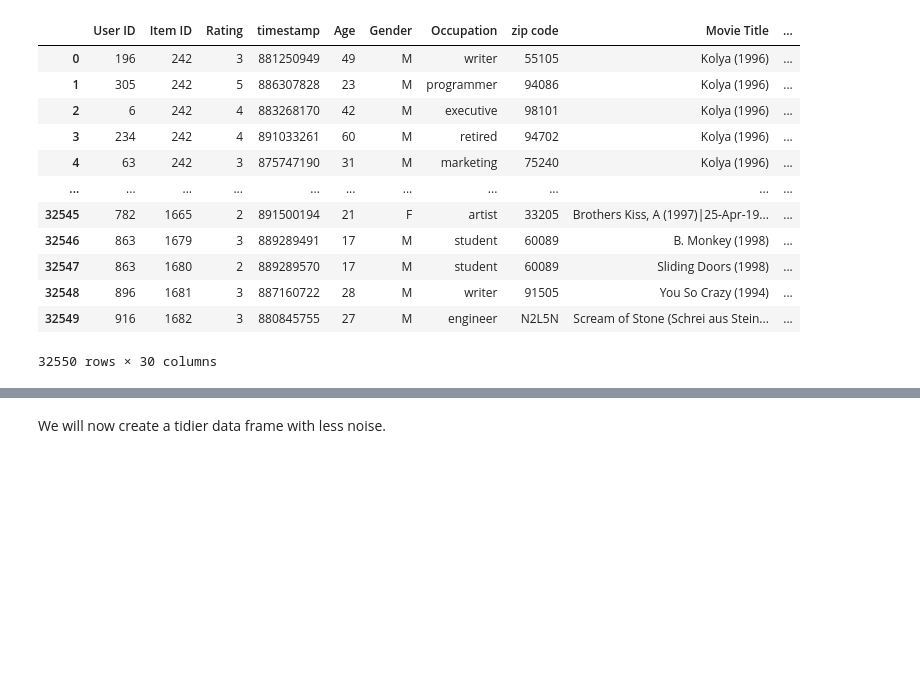
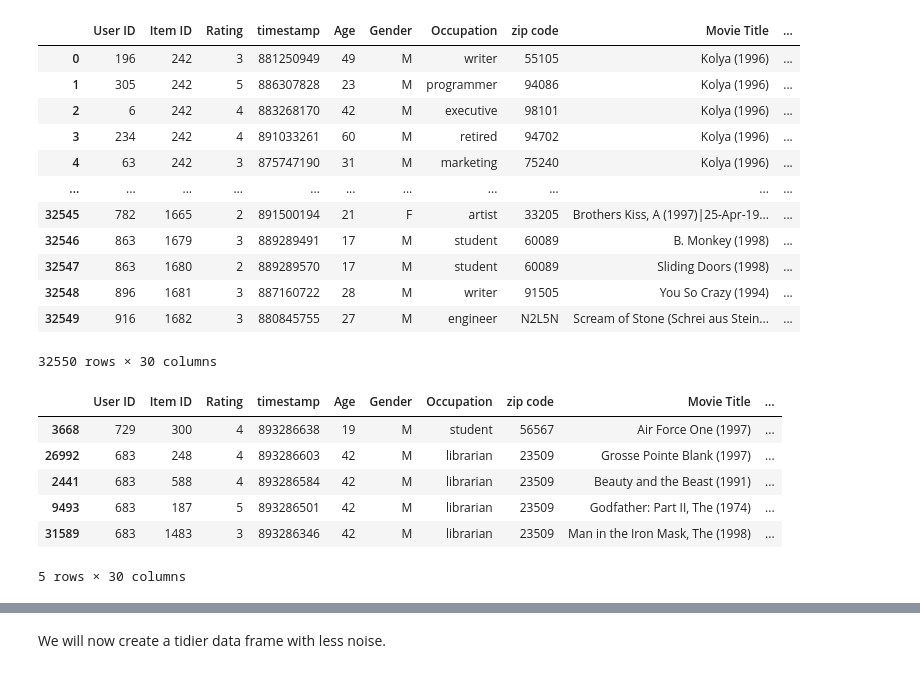
Before and after one commit to ASarriJackson/Group-Assignment-2, a Jupyter notebook: Katherine W/project2 Data cleaning.ipynb, the cells around one changed output, grey strips where cells are left out. Saved outputs shown, nothing was run; the diff lists cells and outputs as text; code cells hidden in the pictures; blank space fills up the shorter version.

```diff
--- a/Katherine W/project2 Data cleaning.ipynb
+++ b/Katherine W/project2 Data cleaning.ipynb
@@ -324,3 +312,14 @@ full_merged_df
 # %%
 #full_merged_df
 full_merged_df.to_csv("fulldf.csv", index=False)
+# %%
+full_merged_df = full_merged_df.sort_values('timestamp',ascending = False)
+full_merged_df.head()
+# %% [output]
+|  | User ID | Item ID | Rating | timestamp | Age | Gender | Occupation | zip code | Movie Title | ... |
+| 3668 | 729 | 300 | 4 | 893286638 | 19 | M | student | 56567 | Air Force One (1997) | ... |
+| 26992 | 683 | 248 | 4 | 893286603 | 42 | M | librarian | 23509 | Grosse Pointe Blank (1997) | ... |
+| 2441 | 683 | 588 | 4 | 893286584 | 42 | M | librarian | 23509 | Beauty and the Beast (1991) | ... |
+| 9493 | 683 | 187 | 5 | 893286501 | 42 | M | librarian | 23509 | Godfather: Part II, The (1974) | ... |
+| 31589 | 683 | 1483 | 3 | 893286346 | 42 | M | librarian | 23509 | Man in the Iron Mask, The (1998) | ... |
+5 rows × 30 columns
```
Also changed, not shown: parts of 9 cells of this notebook.
